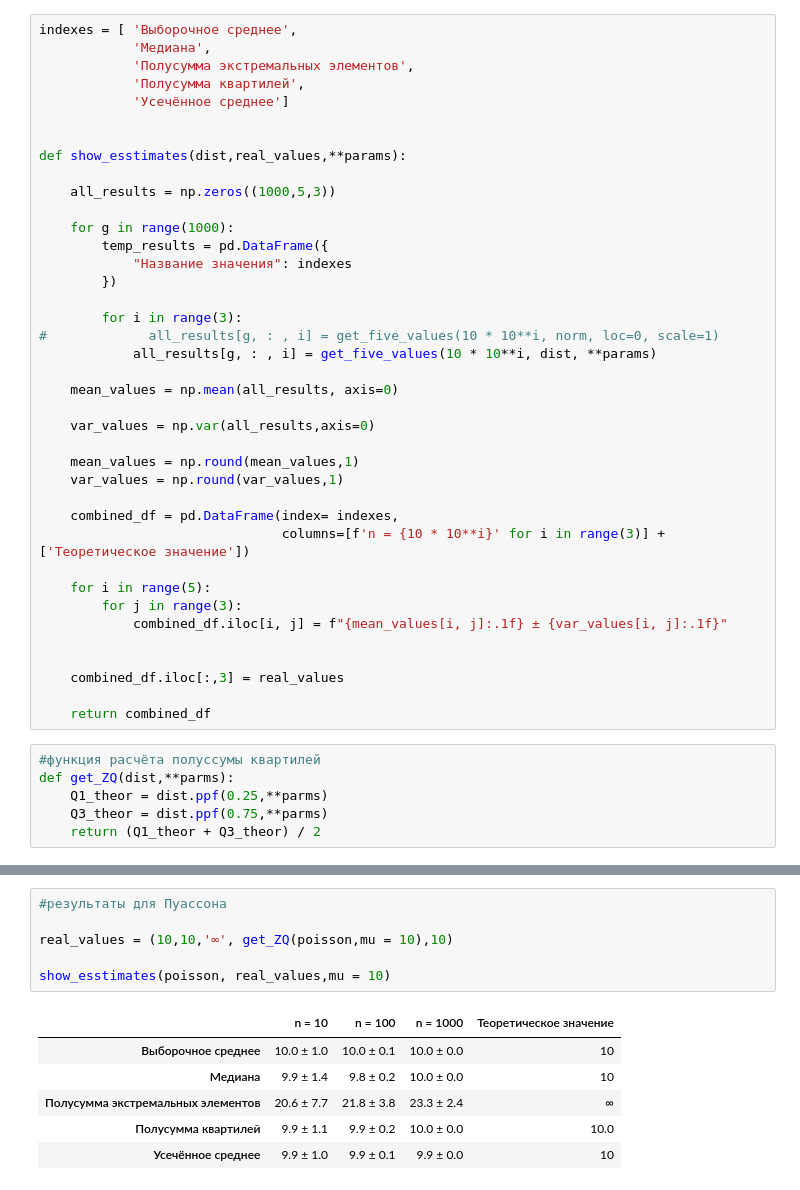
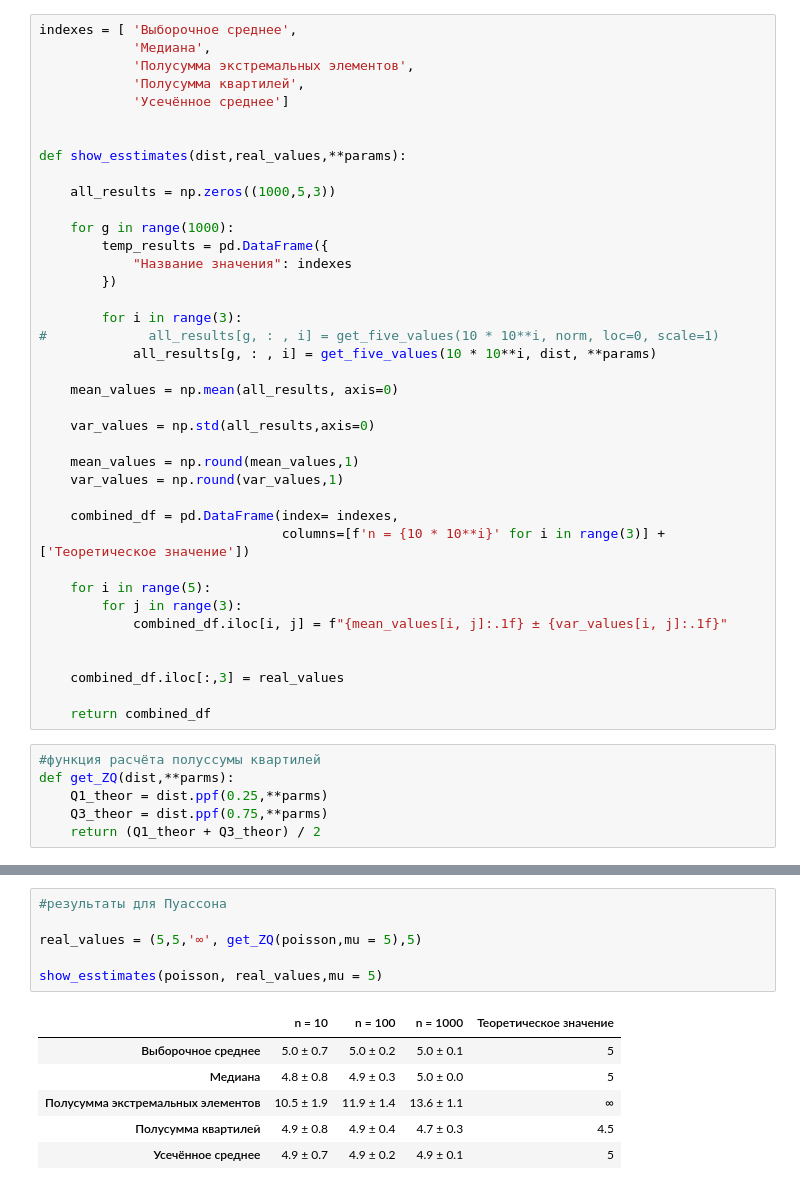
Before and after one commit to haskell-md2/MatStat, a Jupyter notebook: lab1-4/lab1-4.ipynb, the cells around one changed output, grey strips where cells are left out. Drawn from its saved outputs; the diff is of its cells as text.

```diff
--- a/lab1-4/lab1-4.ipynb
+++ b/lab1-4/lab1-4.ipynb
@@ -119,7 +119,7 @@ def show_esstimates(dist,real_values,**params):
 
     mean_values = np.mean(all_results, axis=0)
 
-    var_values = np.var(all_results,axis=0)
+    var_values = np.std(all_results,axis=0)
 
     mean_values = np.round(mean_values,1)
     var_values = np.round(var_values,1)
@@ -183,16 +183,16 @@ show_esstimates(laplace, real_values,loc=0, scale=1 )
 # %%
 #результаты для Пуассона
 
-real_values = (10,10,'∞', get_ZQ(poisson,mu = 10),10)
+real_values = (5,5,'∞', get_ZQ(poisson,mu = 5),5)
 
-show_esstimates(poisson, real_values,mu = 10)
+show_esstimates(poisson, real_values,mu = 5)
 # %% [output]
 |  | n = 10 | n = 100 | n = 1000 | Теоретическое значение |
-| Выборочное среднее | 10.0 ± 1.0 | 10.0 ± 0.1 | 10.0 ± 0.0 | 10 |
-| Медиана | 9.9 ± 1.4 | 9.8 ± 0.2 | 10.0 ± 0.0 | 10 |
-| Полусумма экстремальных элементов | 20.6 ± 7.7 | 21.8 ± 3.8 | 23.3 ± 2.4 | ∞ |
-| Полусумма квартилей | 9.9 ± 1.1 | 9.9 ± 0.2 | 10.0 ± 0.0 | 10.0 |
-| Усечённое среднее | 9.9 ± 1.0 | 9.9 ± 0.1 | 9.9 ± 0.0 | 10 |
+| Выборочное среднее | 5.0 ± 0.7 | 5.0 ± 0.2 | 5.0 ± 0.1 | 5 |
+| Медиана | 4.8 ± 0.8 | 4.9 ± 0.3 | 5.0 ± 0.0 | 5 |
+| Полусумма экстремальных элементов | 10.5 ± 1.9 | 11.9 ± 1.4 | 13.6 ± 1.1 | ∞ |
+| Полусумма квартилей | 4.9 ± 0.8 | 4.9 ± 0.4 | 4.7 ± 0.3 | 4.5 |
+| Усечённое среднее | 4.9 ± 0.7 | 4.9 ± 0.2 | 4.9 ± 0.1 | 5 |
 # %%
 #результаты для равномерного распределения
 
```
Also changed, not shown: parts of 8 cells of this notebook, 7 other files.
